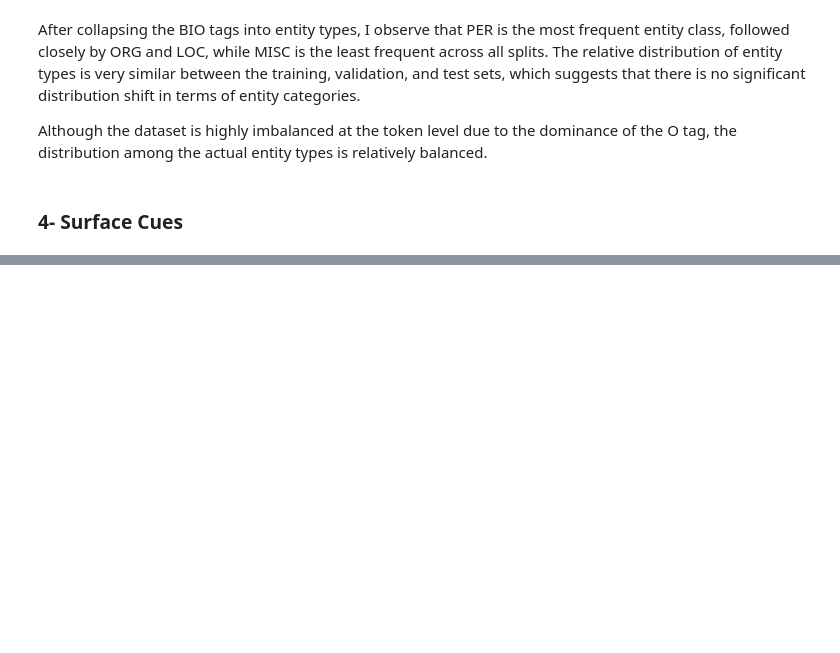
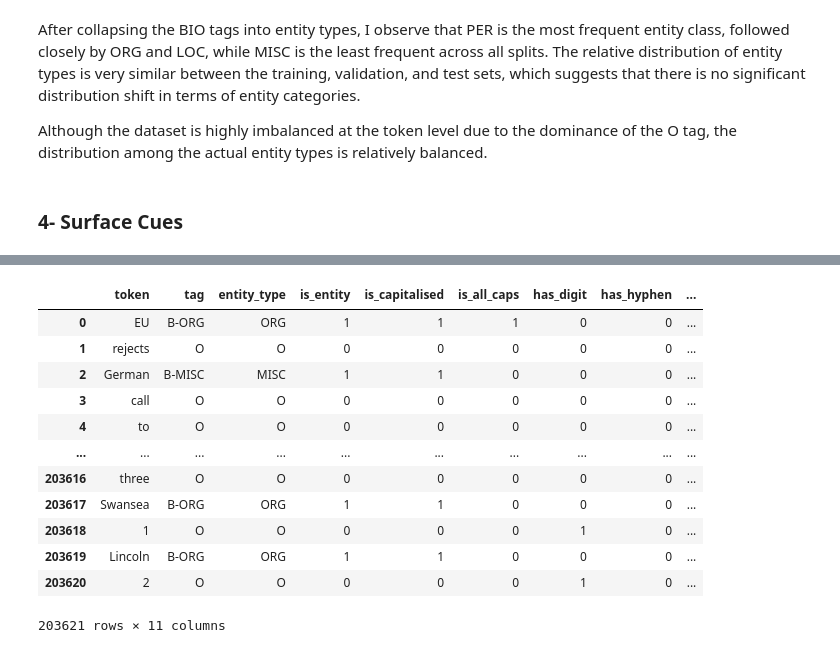
Before and after one commit to Efemirkan/ner-comparison-project, a Jupyter notebook: notebooks/00_data_exploration.ipynb, the cells around one changed output, grey strips where cells are left out. Cells and saved outputs as stored; diff of their text form; code cells hidden in the pictures; blank space fills up the shorter version.

```diff
--- a/notebooks/00_data_exploration.ipynb
+++ b/notebooks/00_data_exploration.ipynb
@@ -422,0 +444,17 @@ Although the dataset is highly imbalanced at the token level due to the dominanc
+# %%
+surface_df = build_surface_df(train_sents, train_tags)
+surface_df
+# %% [output]
+|  | token | tag | entity_type | is_entity | is_capitalised | is_all_caps | has_digit | has_hyphen | ... |
+| 0 | EU | B-ORG | ORG | 1 | 1 | 1 | 0 | 0 | ... |
+| 1 | rejects | O | O | 0 | 0 | 0 | 0 | 0 | ... |
+| 2 | German | B-MISC | MISC | 1 | 1 | 0 | 0 | 0 | ... |
+| 3 | call | O | O | 0 | 0 | 0 | 0 | 0 | ... |
+| 4 | to | O | O | 0 | 0 | 0 | 0 | 0 | ... |
+| ... | ... | ... | ... | ... | ... | ... | ... | ... | ... |
+| 203616 | three | O | O | 0 | 0 | 0 | 0 | 0 | ... |
+| 203617 | Swansea | B-ORG | ORG | 1 | 1 | 0 | 0 | 0 | ... |
+| 203618 | 1 | O | O | 0 | 0 | 0 | 1 | 0 | ... |
+| 203619 | Lincoln | B-ORG | ORG | 1 | 1 | 0 | 0 | 0 | ... |
+| 203620 | 2 | O | O | 0 | 0 | 0 | 1 | 0 | ... |
+203621 rows × 11 columns
```
Also changed, not shown: parts of 29 cells of this notebook, 3 other files.
